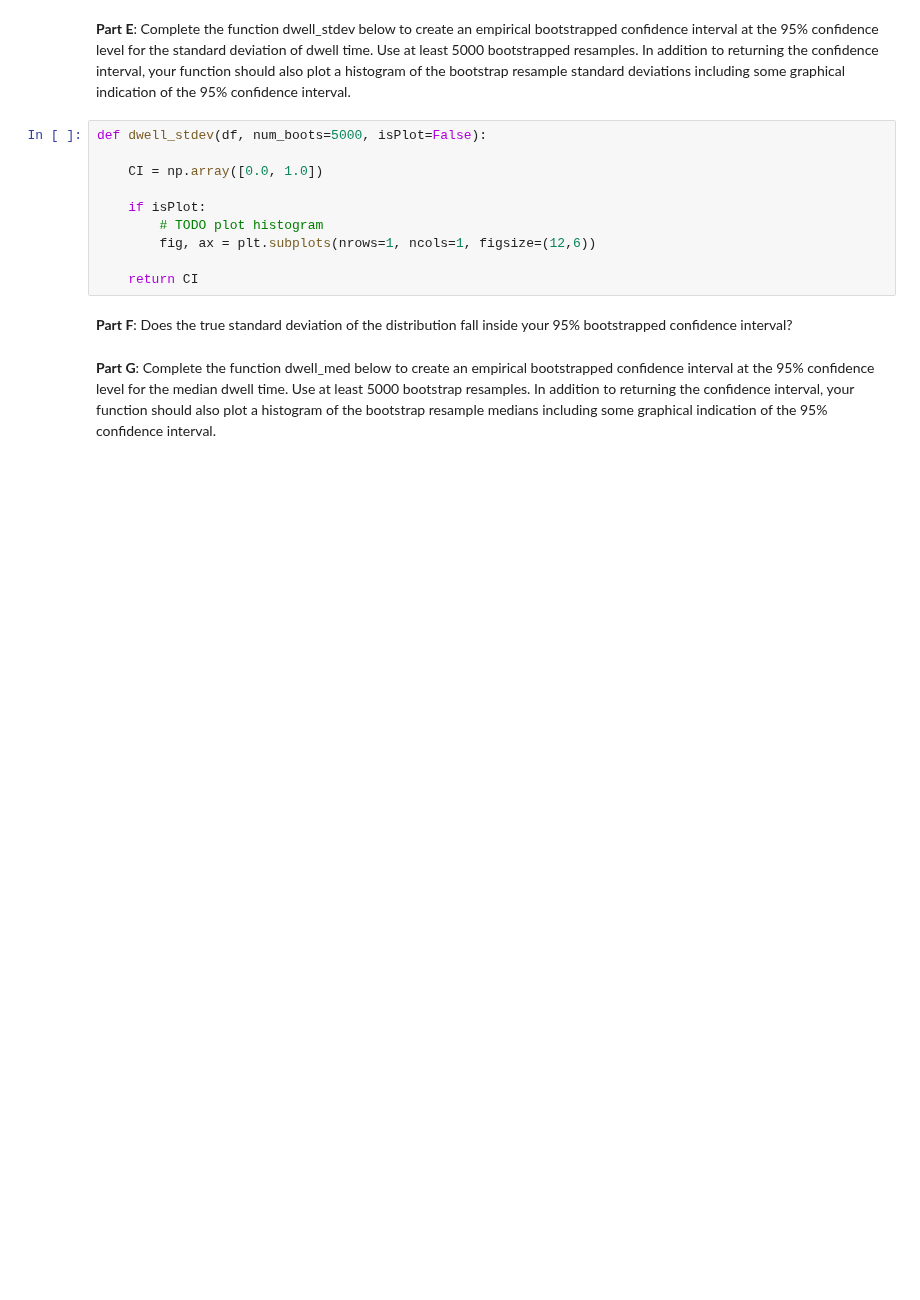
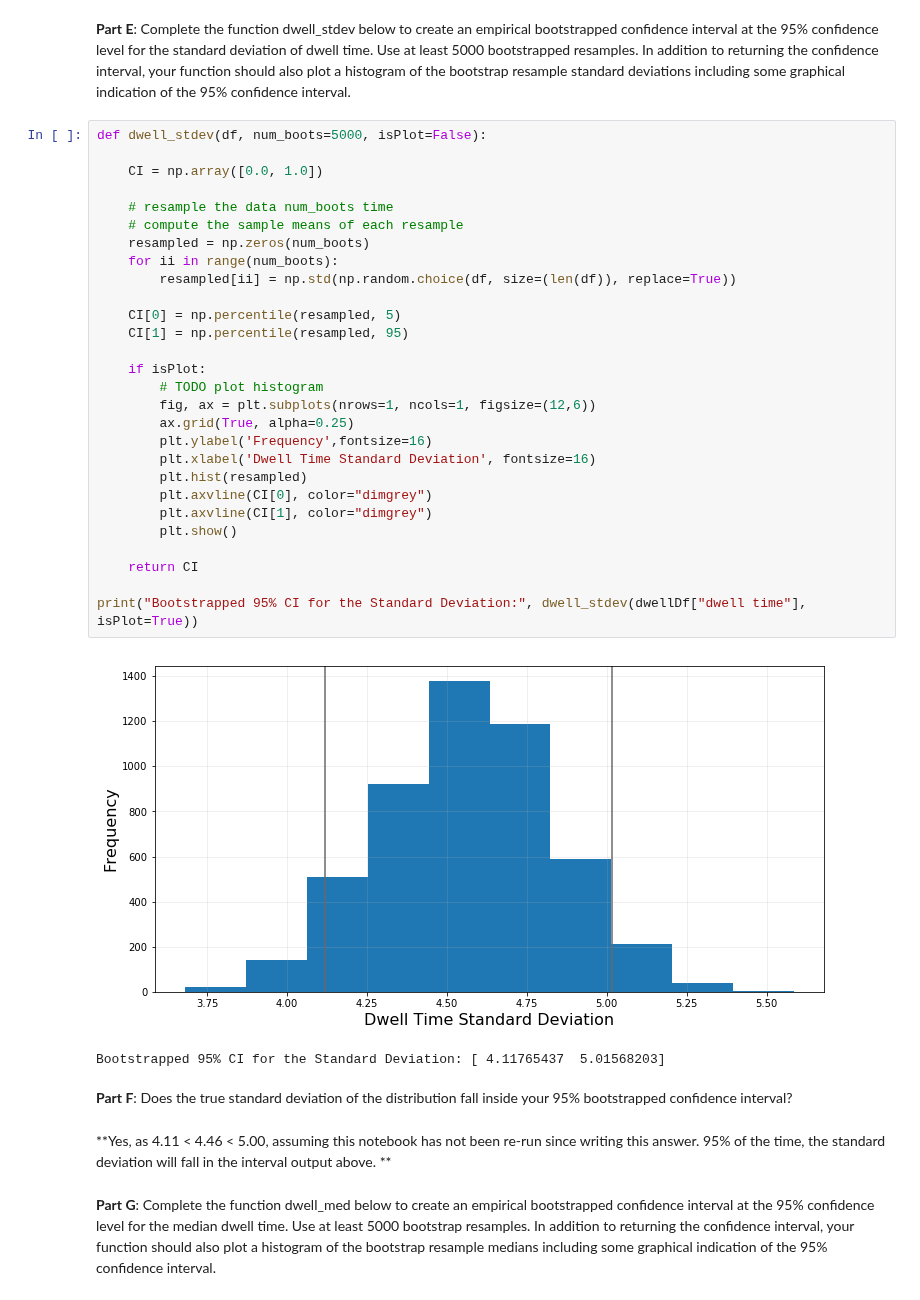
Before and after one commit to scuthbert/DataScience, a Jupyter notebook: hmwk/hmwk05/hmwk05.ipynb, the cells around one changed output. Saved outputs shown, nothing was run; the diff lists cells and outputs as text; blank space fills up the shorter version.

```diff
--- a/hmwk/hmwk05/hmwk05.ipynb
+++ b/hmwk/hmwk05/hmwk05.ipynb
@@ -285,16 +328,39 @@ def dwell_mean(df, num_boots=5000, isPlot=False):
 # %% [markdown]
 **Part E**: Complete the function dwell_stdev below to create an empirical bootstrapped confidence interval at the 95% confidence level for the standard deviation of dwell time.  Use at least 5000 bootstrapped resamples. In addition to returning the confidence interval, your function should also plot a histogram of the bootstrap resample standard deviations including some graphical indication of the 95% confidence interval.
-# %%
-def dwell_stdev(df, num_boots=5000, isPlot=False):
-
-    CI = np.array([0.0, 1.0])
-
-    if isPlot:
-        # TODO plot histogram
-        fig, ax = plt.subplots(nrows=1, ncols=1, figsize=(12,6))
-
-    return CI
+# %%
+def dwell_stdev(df, num_boots=5000, isPlot=False):
+
+    CI = np.array([0.0, 1.0])
+
+    # resample the data num_boots time
+    # compute the sample means of each resample
+    resampled = np.zeros(num_boots)
+    for ii in range(num_boots):
+        resampled[ii] = np.std(np.random.choice(df, size=(len(df)), replace=True))
+
+    CI[0] = np.percentile(resampled, 5)
+    CI[1] = np.percentile(resampled, 95)
+
+    if isPlot:
+        # TODO plot histogram
+        fig, ax = plt.subplots(nrows=1, ncols=1, figsize=(12,6))
+        ax.grid(True, alpha=0.25)
+        plt.ylabel('Frequency',fontsize=16)
+        plt.xlabel('Dwell Time Standard Deviation', fontsize=16)
+        plt.hist(resampled)
+        plt.axvline(CI[0], color="dimgrey")
+        plt.axvline(CI[1], color="dimgrey")
+        plt.show()
+
+    return CI
+
+print("Bootstrapped 95% CI for the Standard Deviation:", dwell_stdev(dwellDf["dwell time"], isPlot=True))
+# %% [output]
+[figure, added]
+Bootstrapped 95% CI for the Standard Deviation: [ 4.11765437  5.01568203]
 # %% [markdown]
 **Part F**: Does the true standard deviation of the distribution fall inside your 95% bootstrapped confidence interval?
+# %% [markdown]
+**Yes, as 4.11 < 4.46 < 5.00, assuming this notebook has not been re-run since writing this answer. 95% of the time, the standard deviation will fall in the interval output above. **
 # %% [markdown]
 **Part G**: Complete the function dwell_med below to create an empirical bootstrapped confidence interval at the 95% confidence level for the median dwell time.  Use at least 5000 bootstrap resamples. In addition to returning the confidence interval, your function should also plot a histogram of the bootstrap resample medians including some graphical indication of the 95% confidence interval.
```
Also changed, not shown: parts of 13 cells of this notebook, 2 other files.
